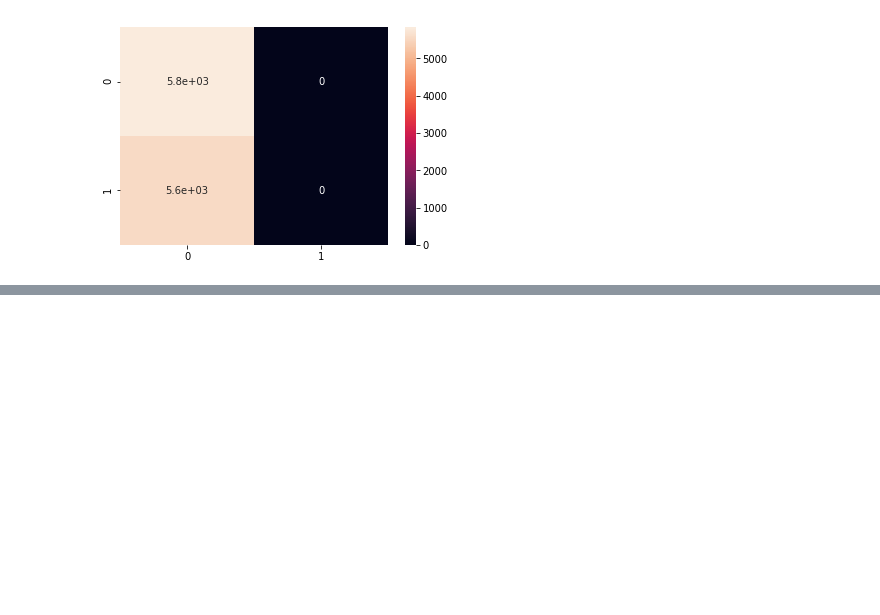
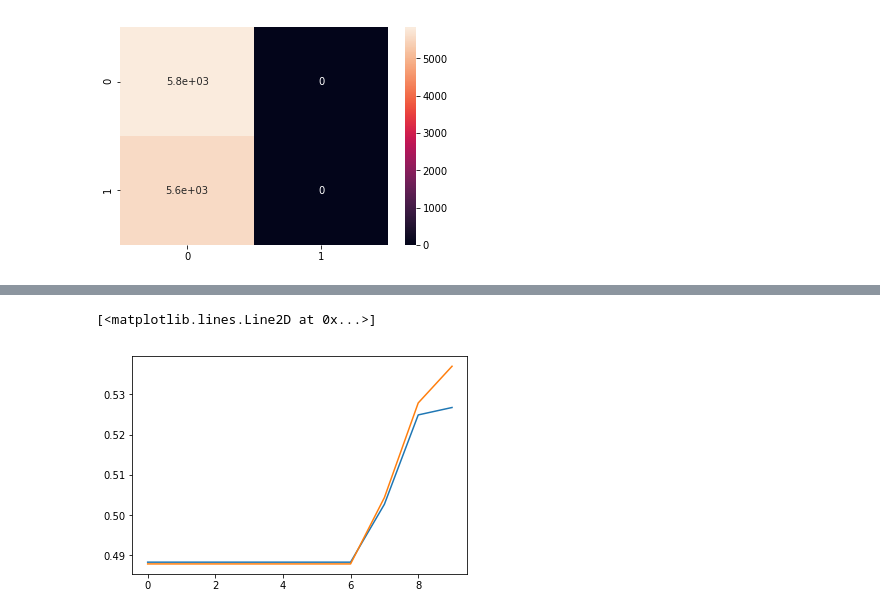
Before and after one commit to Hitkul/ML_course_IIITD, a Jupyter notebook: Assignment 3/Assignment_3.ipynb, the cells around one changed output, grey strips where cells are left out. Drawn from its saved outputs; the diff is of its cells as text; code cells hidden in the pictures; blank space fills up the shorter version.

```diff
--- a/Assignment 3/Assignment_3.ipynb
+++ b/Assignment 3/Assignment_3.ipynb
@@ -287,0 +353,6 @@ Accuracy score = 0.5116666666666667
+# %%
+plt.plot(range(len(acc_train)),acc_train)
+plt.plot(range(len(acc_test)),acc_test)
+# %% [output]
+[<matplotlib.lines.Line2D at 0x...>]
+[figure, added]
```
Also changed, not shown: parts of 30 cells of this notebook.
